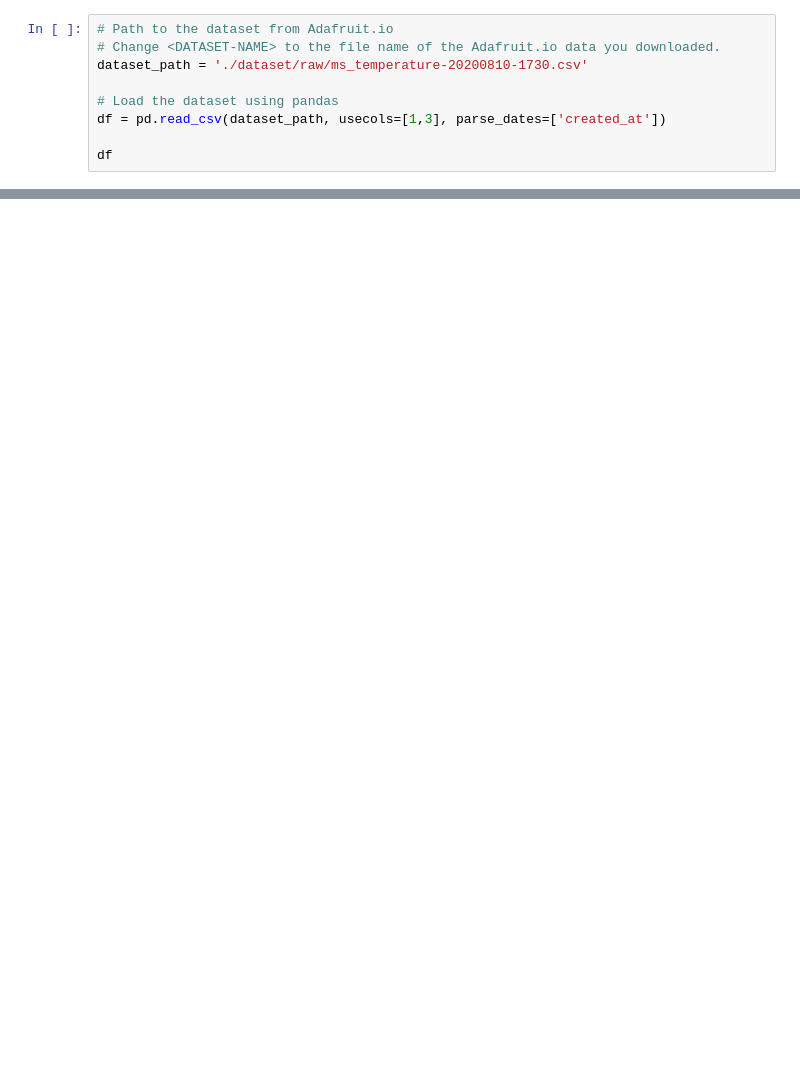
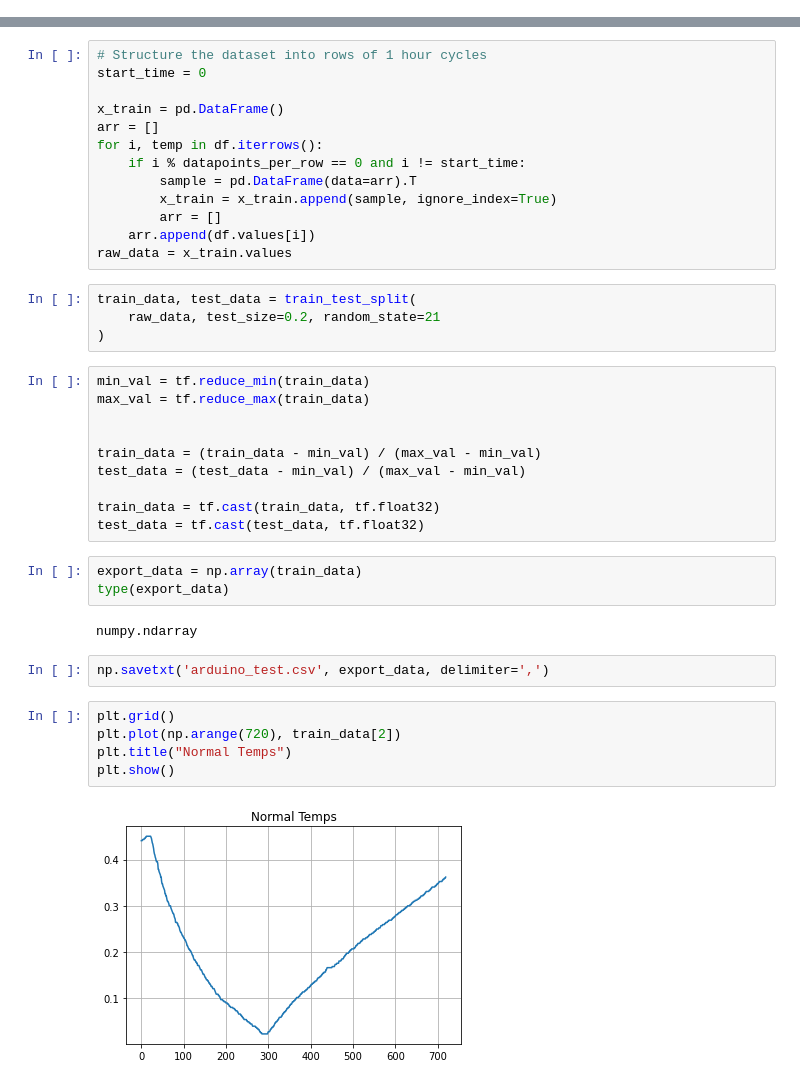
Before and after one commit to microsoft/ai-freezer-monitor, a Jupyter notebook: anomaly-detection-training/autoencoder_training.ipynb, the cells around one changed output, grey strips where cells are left out. Cells and saved outputs as stored; diff of their text form; blank space fills up the shorter version.

```diff
--- a/anomaly-detection-training/autoencoder_training.ipynb
+++ b/anomaly-detection-training/autoencoder_training.ipynb
@@ -20,9 +43,0 @@ samples_per_file = sample_rate * hours_to_seconds(sample_time)
-# %%
-# Path to the dataset from Adafruit.io
-# Change <DATASET-NAME> to the file name of the Adafruit.io data you downloaded.
-dataset_path = './dataset/raw/ms_temperature-20200810-1730.csv'
-
-# Load the dataset using pandas
-df = pd.read_csv(dataset_path, usecols=[1,3], parse_dates=['created_at'])
-
-df
@@ -90 +44,42 @@ Training input shape:  (79127, 720, 1)
+# %%
+# Structure the dataset into rows of 1 hour cycles
+start_time = 0
+
+x_train = pd.DataFrame()
+arr = []
+for i, temp in df.iterrows():
+    if i % datapoints_per_row == 0 and i != start_time:
+        sample = pd.DataFrame(data=arr).T
+        x_train = x_train.append(sample, ignore_index=True)
+        arr = []
+    arr.append(df.values[i])
+raw_data = x_train.values
+# %%
+train_data, test_data = train_test_split(
+    raw_data, test_size=0.2, random_state=21
+)
+# %%
+min_val = tf.reduce_min(train_data)
+max_val = tf.reduce_max(train_data)
+
+
+train_data = (train_data - min_val) / (max_val - min_val)
+test_data = (test_data - min_val) / (max_val - min_val)
+
+train_data = tf.cast(train_data, tf.float32)
+test_data = tf.cast(test_data, tf.float32)
+# %%
+export_data = np.array(train_data)
+type(export_data)
+# %% [output]
+numpy.ndarray
+# %%
+np.savetxt('arduino_test.csv', export_data, delimiter=',')
+# %%
+plt.grid()
+plt.plot(np.arange(720), train_data[2])
+plt.title("Normal Temps")
+plt.show()
+# %% [output]
+[figure, added]
 # %%
```
Also changed, not shown: parts of 41 cells of this notebook.
